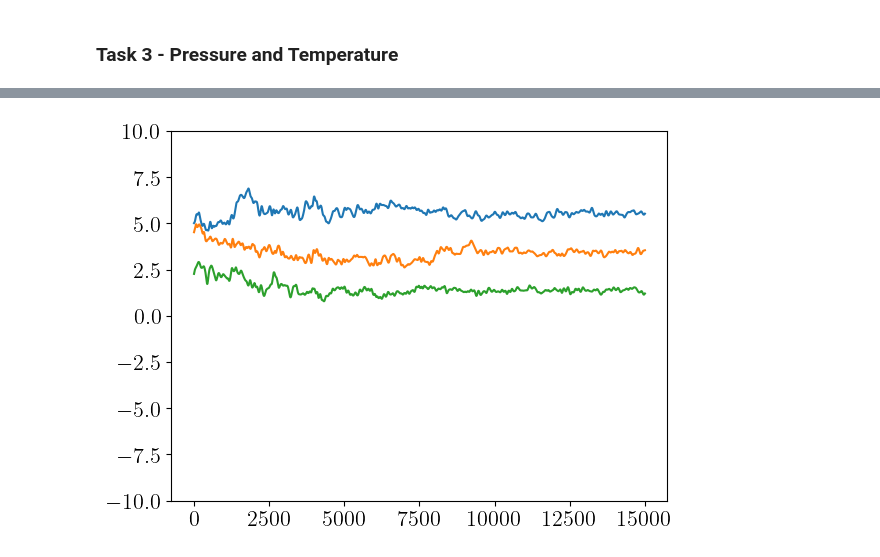
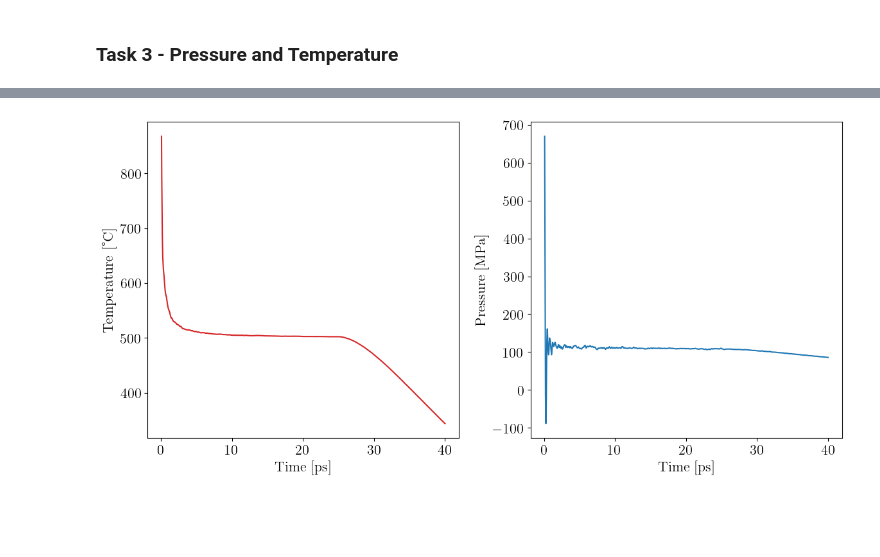
Before and after one commit to stommen/fka122-homeworks, a Jupyter notebook: H1/analyzer.ipynb, the cells around one changed output, grey strips where cells are left out. Cells and saved outputs as stored; diff of their text form; code cells hidden in the pictures; blank space fills up the shorter version.

```diff
--- a/H1/analyzer.ipynb
+++ b/H1/analyzer.ipynb
@@ -129,28 +129,79 @@ def read_trajs(data, its, delta_t, its_eq):
     return trajs[3:, :]
 
 def plot_T_P(data, its_eq):
-    fig, ax1 = plt.subplots(1, 1, figsize=(8, 6))
-    ax2 = ax1.twinx()
-    ax1.plot(data[:its_eq, 3], color='tab:red', label='Temperature')
-    ax2.plot(data[:its_eq, 5], color='tab:blue', label='Pressure')
-    ax1.set_ylabel('Temperature (K)')
-    ax2.set_ylabel('Pressure (GPa)')
-    ax2.set_ylim(0, 0.001)
-    ax1.set_xlabel('Time (ps)')
-    ax1.legend(loc='upper left')
-    ax2.legend(loc='upper right')
+    Temp_avg = data[:, 3] - 273.15
+    Pressure_avg = data[:, 5]
+
+    t = np.linspace(0, t_max, its)
+
+    fig, ax = plt.subplots(1, 2, figsize=(12, 6))
+    ax[0].plot(t[100:], Temp_avg[100:], color='tab:red', label='Temperature')
+    ax[1].plot(t[100:], Pressure_avg[100:], color='tab:blue', label='Pressure')
+    ax[0].set_ylabel('Temperature [°C]')
+    ax[1].set_ylabel('Pressure [MPa]')
+    ax[0].set_xlabel('Time [ps]')
+    ax[1].set_xlabel('Time [ps]')
+
     plt.tight_layout()
     plt.show()
 
+def plot_volume_evo(data, its, t_max, delta_t, its_eq):
+    volume_unit_cell = np.pow(data[:, 7], 3)
+
+    t = np.linspace(0, t_max, its)
+    plt.plot(t,volume_unit_cell)
+
+    plt.vlines(its_eq * delta_t, volume_unit_cell[0],volume_unit_cell[its_eq], color='k', linestyle='--', label='Equilibration Time',alpha=0.5)
+    plt.text((its_eq + 1000) * delta_t, (volume_unit_cell[0] + volume_unit_cell[its_eq])/2, '$t_{eq}$ = 25 ps', ha='left')
+
+    plt.xlabel('Time [ps]')
+    plt.ylabel('Unit Cell Volume [Å$^3$]')
+
+    plt.tight_layout()
+    plt.show()
+
+def plot_trajs(trajs, its_eq, its, t_max, delta_t):
+
+    fig, axs = plt.subplots(2, 2, figsize=(12, 7), sharex=True)
+    t = np.linspace(0, t_max - t_max*its_eq/its, int(its-its_eq))
+
+    axs[0][0].plot(t, trajs[its_eq:, 0], label='$x_1$')
+    axs[0][0].plot(t, trajs[its_eq:, 1], label='$y_1$')
+    axs[0][0].plot(t, trajs[its_eq:, 2], label='$z_1$')
+    axs[0][0].set_title('Atom 1')
+
+    axs[0][1].plot(t, trajs[its_eq:, 3], label='$x_2$')
+    axs[0][1].plot(t, trajs[its_eq:, 4], label='$y_2$')
+    axs[0][1].plot(t, trajs[its_eq:, 5], label='$z_2$')
+    axs[0][1].set_title('Atom 2')
+
+    axs[1][0].plot(t, trajs[its_eq:, 6], label='$x_3$')
+    axs[1][0].plot(t, trajs[its_eq:, 7], label='$y_3$')
+    axs[1][0].plot(t, trajs[its_eq:, 8], label='$z_3$')
+    axs[1][0].set_title('Atom 3')
+
+    axs[1][1].plot(t, trajs[its_eq:, 9], label='$x_4$')
+    axs[1][1].plot(t, trajs[its_eq:, 10], label='$y_4$')
+    axs[1][1].plot(t, trajs[its_eq:, 11], label='$z_4$')
+    axs[1][1].set_title('Atom 4')
+
+    for ax in axs.flatten():
+        ax.legend(loc='upper right', ncol=3)
+        y_min, y_max = ax.get_ylim()
+        ax.set_ylim(y_min, y_max + 0.25 * (y_max - y_min))
+
+    axs[0][0].set_ylabel('Position (Å)')
+    axs[1][0].set_ylabel('Position (Å)')
+    axs[1][0].set_xlabel('Time (ps)')
+    axs[1][1].set_xlabel('Time (ps)')
+
+    fig.suptitle('\\textbf{{Atom Positions vs. Time | Solid State $\\vert\\approx 500^\\circ$}}\\text{{C}}')
+    plt.tight_layout()
+    plt.show()
+
+plot_T_P(data, its_eq)
+plot_volume_evo(data, its, t_max, delta_t, its_eq)
+
 trajs = read_trajs(data, its, delta_t, its_eq)
-
-# plt.plot(data[:, 6], label='Pressure')
-# plot_T_P(data, its_eq)
-# plot_data_task_2(data[its_eq:, :], its - its_eq -1, t_max, delta_t)
-
-plt.plot(trajs[its_eq:, 0], label='x_1')
-plt.plot(trajs[its_eq:, 1], label='y_1')
-plt.plot(trajs[its_eq:, 2], label='z_1')
-
-plt.ylim(-10, 10)
+plot_trajs(trajs, its_eq, its, t_max, delta_t)
 # %% [output]
@@ -158 +208 @@ plt.ylim(-10, 10)
-[figure, old version]
+[figure, new version]
```
Also changed, not shown: parts of 2 cells of this notebook.
